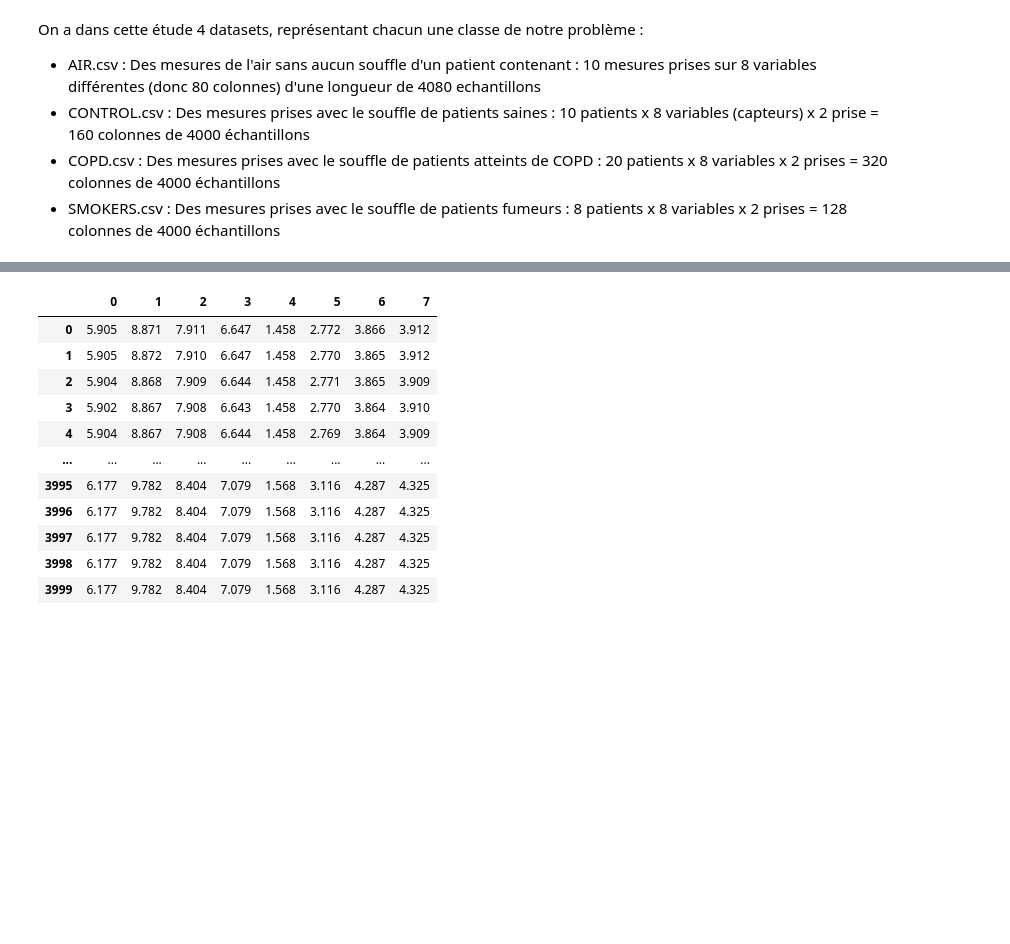
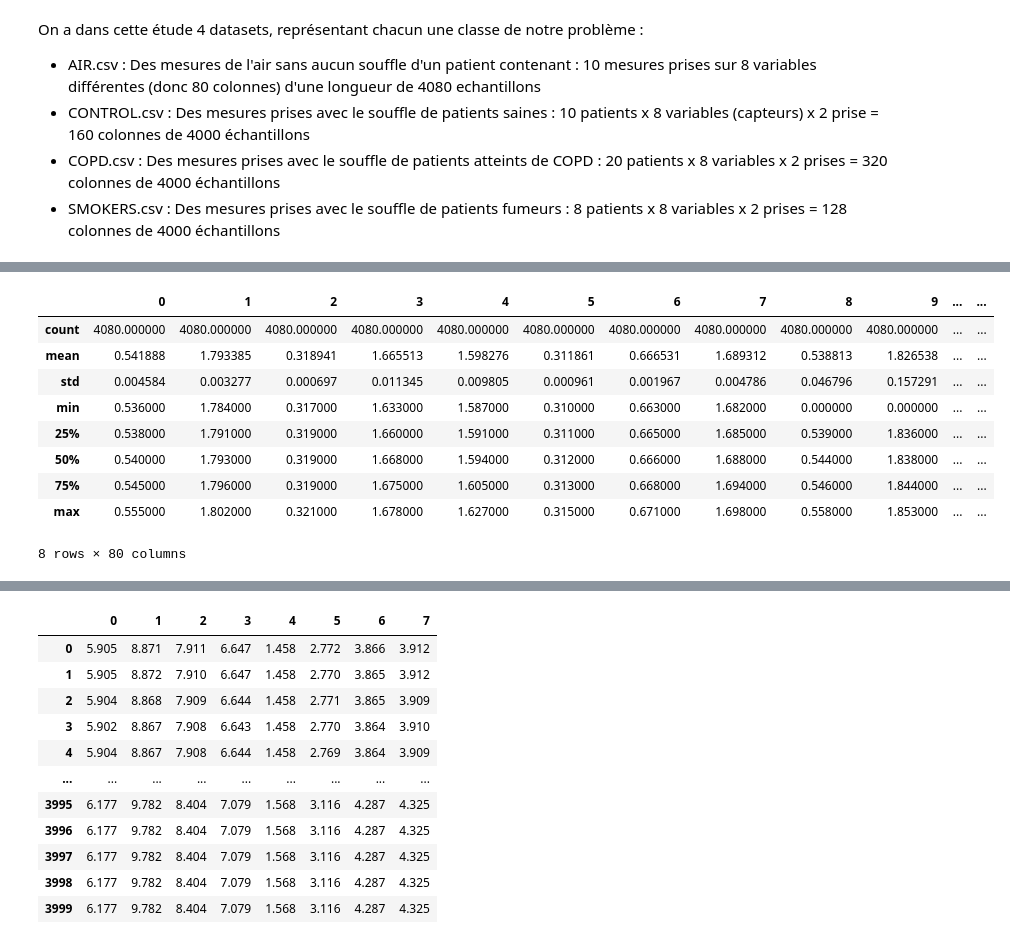
Before and after one commit to MohamedNennouche/COPD-Detection, a Jupyter notebook: COPD-notebook.ipynb, the cells around one changed output, grey strips where cells are left out. Drawn from its saved outputs; the diff is of its cells as text; code cells hidden in the pictures; blank space fills up the shorter version.

```diff
--- a/COPD-notebook.ipynb
+++ b/COPD-notebook.ipynb
@@ -30,0 +15,5 @@ monFichier
+# %%
+data_air = pd.read_csv('./csv_files/AIR.csv', sep=";", header=None)
+data_control = pd.read_csv('./csv_files/CONTROL.csv', sep=";", header=None)
+data_copd = pd.read_csv('./csv_files/COPD.csv', sep=";", header=None)
+data_smokers = pd.read_csv('./csv_files/SMOKERS.csv', sep=";", header=None)
@@ -30,0 +24,13 @@ monFichier
+# %%
+data_air.describe()
+# %% [output]
+|  | 0 | 1 | 2 | 3 | 4 | 5 | 6 | 7 | 8 | 9 | ... | ... |
+| count | 4080.000000 | 4080.000000 | 4080.000000 | 4080.000000 | 4080.000000 | 4080.000000 | 4080.000000 | 4080.000000 | 4080.000000 | 4080.000000 | ... | ... |
+| mean | 0.541888 | 1.793385 | 0.318941 | 1.665513 | 1.598276 | 0.311861 | 0.666531 | 1.689312 | 0.538813 | 1.826538 | ... | ... |
+| std | 0.004584 | 0.003277 | 0.000697 | 0.011345 | 0.009805 | 0.000961 | 0.001967 | 0.004786 | 0.046796 | 0.157291 | ... | ... |
+| min | 0.536000 | 1.784000 | 0.317000 | 1.633000 | 1.587000 | 0.310000 | 0.663000 | 1.682000 | 0.000000 | 0.000000 | ... | ... |
+| 25% | 0.538000 | 1.791000 | 0.319000 | 1.660000 | 1.591000 | 0.311000 | 0.665000 | 1.685000 | 0.539000 | 1.836000 | ... | ... |
+| 50% | 0.540000 | 1.793000 | 0.319000 | 1.668000 | 1.594000 | 0.312000 | 0.666000 | 1.688000 | 0.544000 | 1.838000 | ... | ... |
+| 75% | 0.545000 | 1.796000 | 0.319000 | 1.675000 | 1.605000 | 0.313000 | 0.668000 | 1.694000 | 0.546000 | 1.844000 | ... | ... |
+| max | 0.555000 | 1.802000 | 0.321000 | 1.678000 | 1.627000 | 0.315000 | 0.671000 | 1.698000 | 0.558000 | 1.853000 | ... | ... |
+8 rows × 80 columns
```
Also changed, not shown: parts of 13 cells of this notebook, 2 other files.
